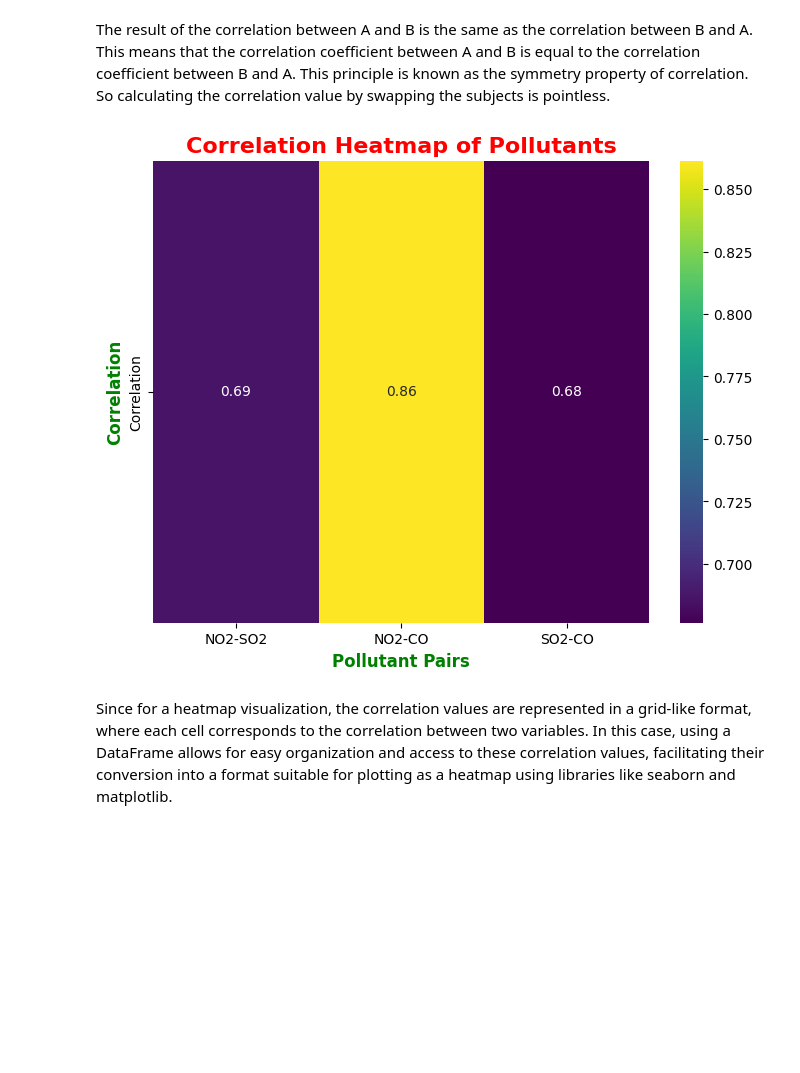
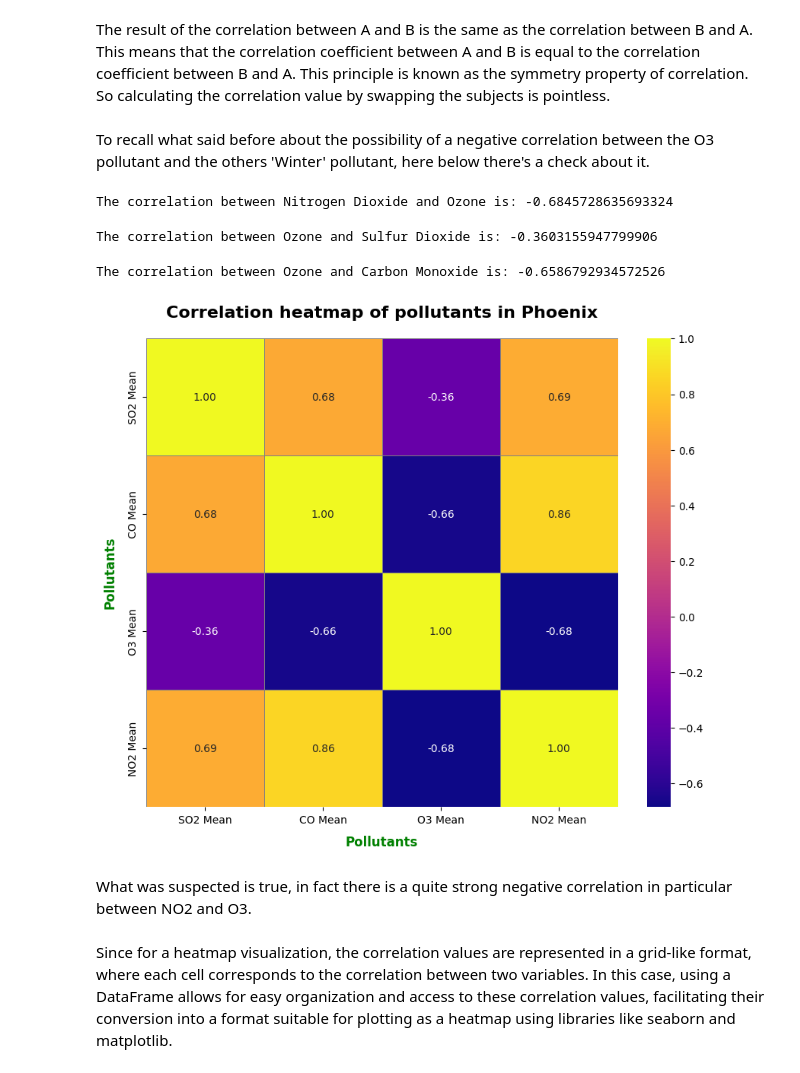
Before and after one commit to letizialanza01/Project_US_Pollution, a Jupyter notebook: Project_US_Pollution.ipynb, the cells around one changed output. Saved outputs shown, nothing was run; the diff lists cells and outputs as text; code cells hidden in the pictures; blank space fills up the shorter version.

Commit message:
pollutants heatmap and O3 correlations

```diff
--- a/Project_US_Pollution.ipynb
+++ b/Project_US_Pollution.ipynb
@@ -1078,25 +1079,36 @@ print('The correlation between Sulfur Dioxide and Carbon Monoxide is:', pollutio
 The correlation between Sulfur Dioxide and Carbon Monoxide is: 0.6764558843952581
 # %% [markdown]
 The result of the correlation between A and B is the same as the correlation between B and A. This means that the correlation coefficient between A and B is equal to the correlation coefficient between B and A. This principle is known as the symmetry property of correlation. So calculating the correlation value by swapping the subjects is pointless.
+# %% [markdown]
+To recall what said before about the possibility of a negative correlation between the O3 pollutant and the others 'Winter' pollutant, here below there's a check about it.
+# %%
+print('The correlation between Nitrogen Dioxide and Ozone is:', pollution_phoenix['NO2 Mean'].corr(pollution_phoenix['O3 Mean']))
+# %% [output]
+The correlation between Nitrogen Dioxide and Ozone is: -0.6845728635693324
+# %%
+print('The correlation between Ozone and Sulfur Dioxide is:', pollution_phoenix['O3 Mean'].corr(pollution_phoenix['SO2 Mean']))
+# %% [output]
+The correlation between Ozone and Sulfur Dioxide is: -0.3603155947799906
+# %%
+print('The correlation between Ozone and Carbon Monoxide is:', pollution_phoenix['O3 Mean'].corr(pollution_phoenix['CO Mean']))
+# %% [output]
+The correlation between Ozone and Carbon Monoxide is: -0.6586792934572526
 # %%
-correlation_NO2_SO2 = pollution_phoenix['NO2 Mean'].corr(pollution_phoenix['SO2 Mean'])
-correlation_NO2_CO = pollution_phoenix['NO2 Mean'].corr(pollution_phoenix['CO Mean'])
-correlation_SO2_CO = pollution_phoenix['SO2 Mean'].corr(pollution_phoenix['CO Mean'])
+pollutants = pollution_phoenix[['SO2 Mean', 'CO Mean', 'O3 Mean', 'NO2 Mean']]
+correlation_matrix = pollutants.corr()
 
-correlation_df = pd.DataFrame({'NO2-SO2': correlation_NO2_SO2,
-                               'NO2-CO': correlation_NO2_CO,
-                               'SO2-CO': correlation_SO2_CO}, index = ['Correlation'])
-
-plt.figure(figsize = (8, 6))
-sns.heatmap(correlation_df, annot = True, cmap = 'viridis', fmt = ".2f")
-plt.title('Correlation Heatmap of Pollutants', fontsize = 16, fontweight = 'bold', color = 'red')
-plt.xlabel('Pollutant Pairs', fontsize = 12, fontweight = 'bold', color = 'green')
-plt.ylabel('Correlation', fontsize = 12, fontweight = 'bold', color = 'green')
+plt.figure(figsize = (10, 8))
+sns.heatmap(correlation_matrix, annot = True, cmap = 'plasma', fmt = ".2f", linewidths = 0.5, linecolor = 'gray')
+plt.title('Correlation heatmap of pollutants in Phoenix', fontsize = 16, fontweight = 'bold', color = 'black', pad = 20)
+plt.xlabel('Pollutants', fontsize = 12, fontweight = 'bold', color = 'green', labelpad = 10)
+plt.ylabel('Pollutants', fontsize = 12, fontweight = 'bold', color = 'green', labelpad = 10)
 plt.xticks(fontsize = 10)
 plt.yticks(fontsize = 10)
 plt.show()
 # %% [output]
-[figure, old version]
+[figure, new version]
+# %% [markdown]
+What was suspected is true, in fact there is a quite strong negative correlation in particular between NO2 and O3.
 # %% [markdown]
 Since for a heatmap visualization, the correlation values are represented in a grid-like format, where each cell corresponds to the correlation between two variables. In this case, using a DataFrame allows for easy organization and access to these correlation values, facilitating their conversion into a format suitable for plotting as a heatmap using libraries like seaborn and matplotlib.
 # %% [markdown]
```
Also changed, not shown: parts of 5 cells of this notebook.
